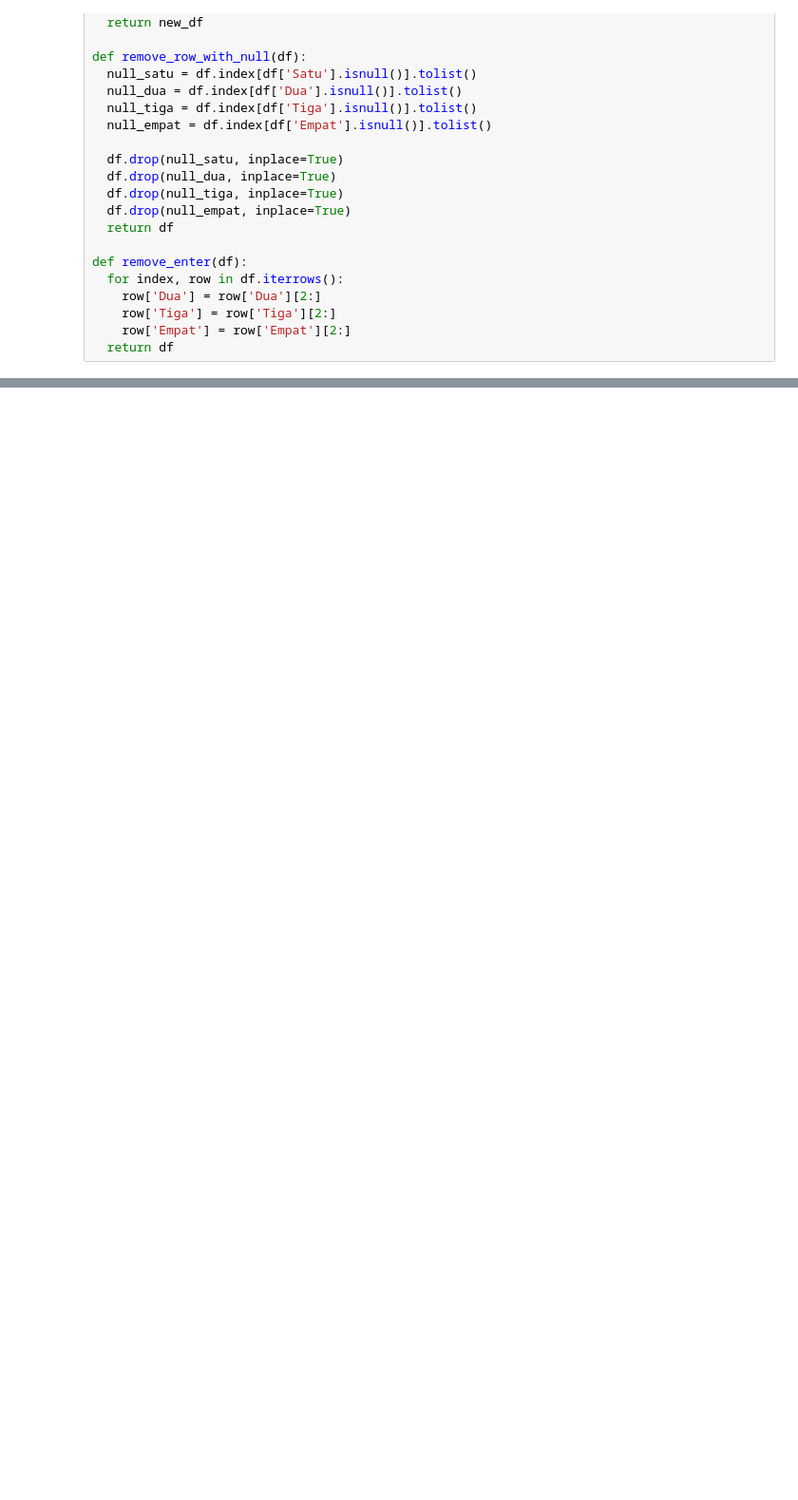
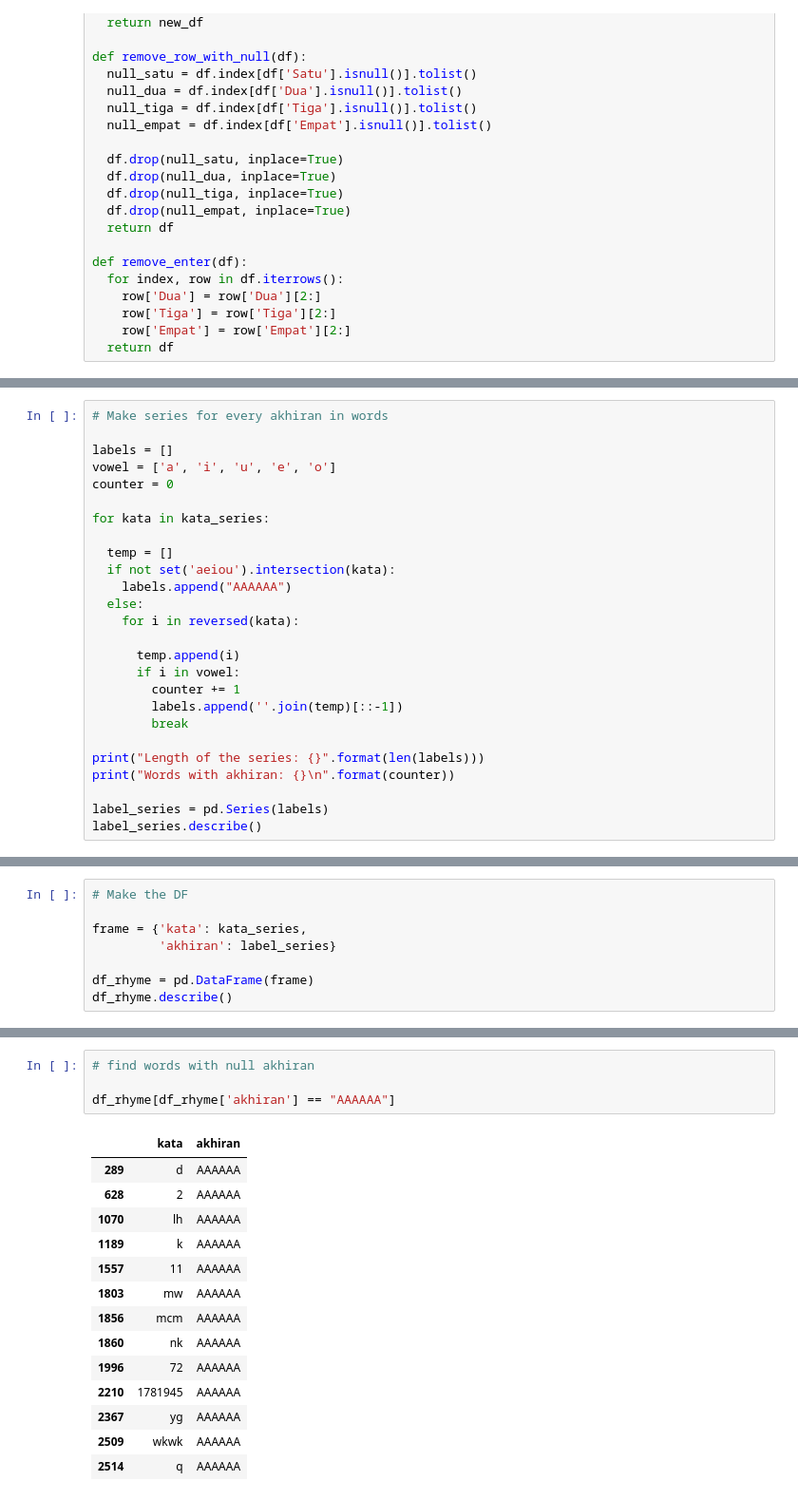
Before and after one commit to nthnfaustine/parator_model, a Jupyter notebook: paratorv1.ipynb, the cells around one changed output, grey strips where cells are left out. Shown at 95% size. Saved outputs shown, nothing was run; the diff lists cells and outputs as text; blank space fills up the shorter version.

```diff
--- a/paratorv1.ipynb
+++ b/paratorv1.ipynb
@@ -70,0 +109,26 @@ new_df.head()
+# %%
+# Make series for every akhiran in words
+
+labels = []
+vowel = ['a', 'i', 'u', 'e', 'o']
+counter = 0
+
+for kata in kata_series:
+
+  temp = []
+  if not set('aeiou').intersection(kata):
+    labels.append("AAAAAA")
+  else:
+    for i in reversed(kata):
+
+      temp.append(i)
+      if i in vowel:
+        counter += 1
+        labels.append(''.join(temp)[::-1])
+        break
+
+print("Length of the series: {}".format(len(labels)))
+print("Words with akhiran: {}\n".format(counter))
+
+label_series = pd.Series(labels)
+label_series.describe()
@@ -70,0 +151,8 @@ new_df.head()
+# %%
+# Make the DF
+
+frame = {'kata': kata_series,
+         'akhiran': label_series}
+
+df_rhyme = pd.DataFrame(frame)
+df_rhyme.describe()
@@ -70,0 +165,19 @@ new_df.head()
+# %%
+# find words with null akhiran
+
+df_rhyme[df_rhyme['akhiran'] == "AAAAAA"]
+# %% [output]
+|  | kata | akhiran |
+| 289 | d | AAAAAA |
+| 628 | 2 | AAAAAA |
+| 1070 | lh | AAAAAA |
+| 1189 | k | AAAAAA |
+| 1557 | 11 | AAAAAA |
+| 1803 | mw | AAAAAA |
+| 1856 | mcm | AAAAAA |
+| 1860 | nk | AAAAAA |
+| 1996 | 72 | AAAAAA |
+| 2210 | 1781945 | AAAAAA |
+| 2367 | yg | AAAAAA |
+| 2509 | wkwk | AAAAAA |
+| 2514 | q | AAAAAA |
```
Also changed, not shown: parts of 17 cells of this notebook.
